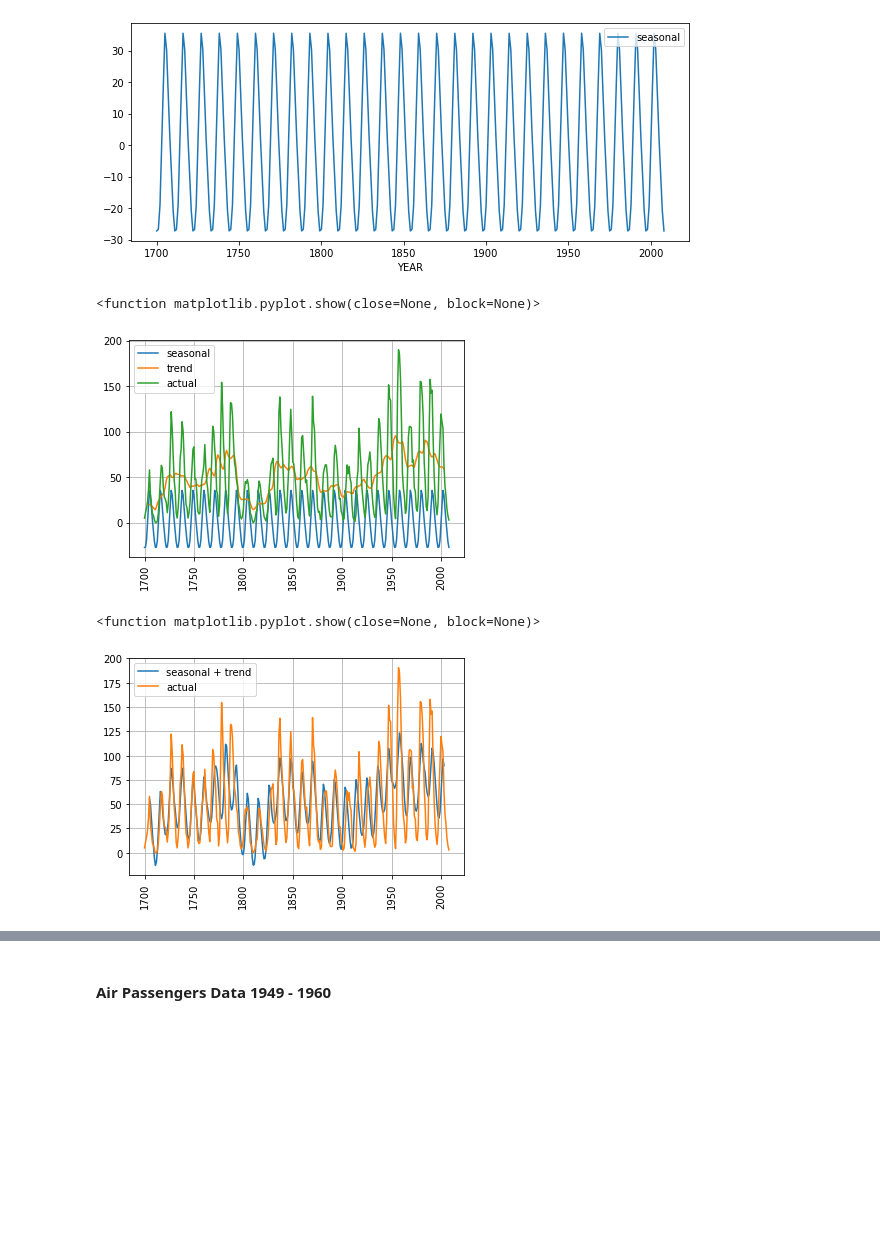
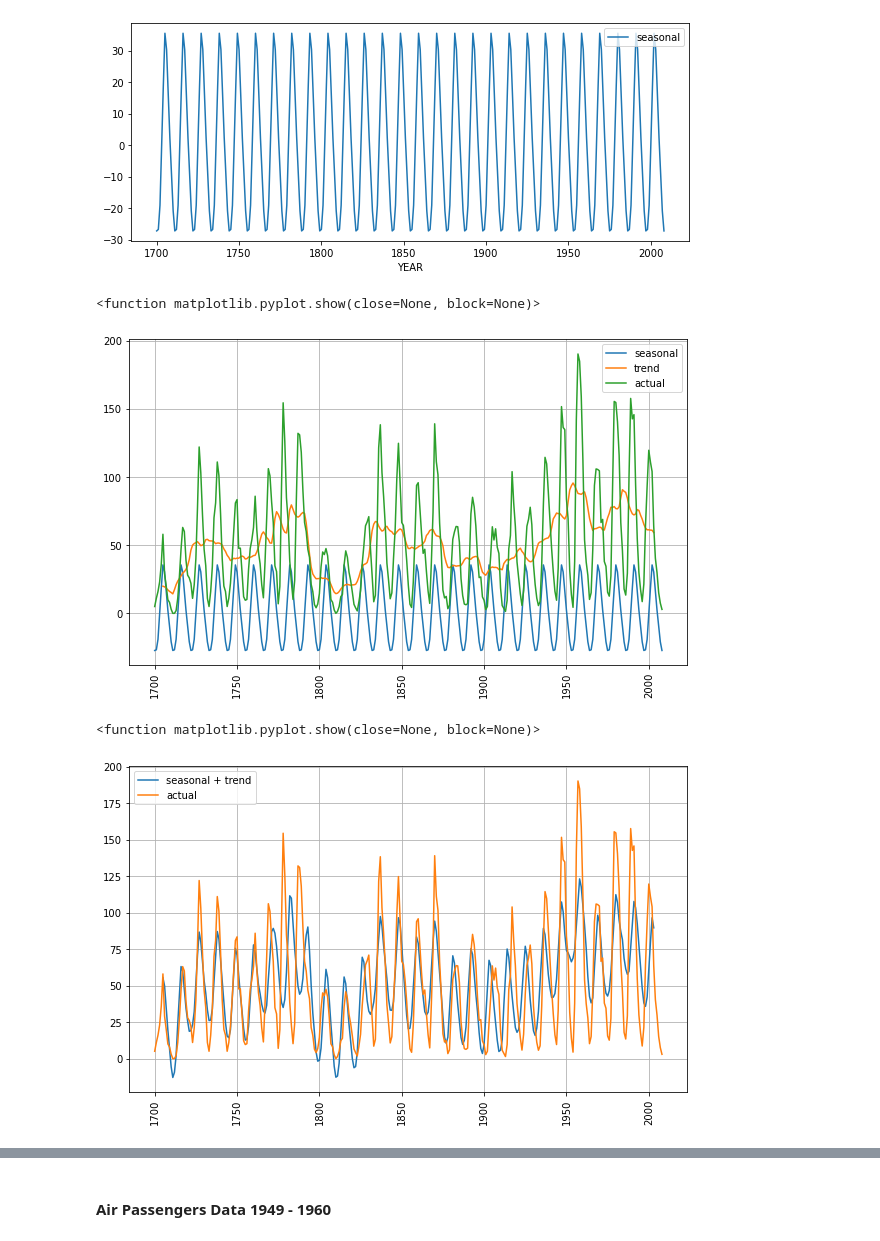
Before and after one commit to Aykan-Hub/ML-AI-Education, a Jupyter notebook: Berkeley/module10/try-it_10_1_starter/try-it-10.1-starter.Aykan.ipynb, the cells around one changed output, grey strips where cells are left out. Drawn from its saved outputs; the diff is of its cells as text; code cells hidden in the pictures; blank space fills up the shorter version.

```diff
--- a/Berkeley/module10/try-it_10_1_starter/try-it-10.1-starter.Aykan.ipynb
+++ b/Berkeley/module10/try-it_10_1_starter/try-it-10.1-starter.Aykan.ipynb
@@ -115,0 +111,4 @@ plt.show
+# %%
+plt.rcParams["figure.figsize"] = (10,6)
+ss_results.plot()
+plt.show
@@ -140,18 +142,20 @@ plt.show
 [figure]
 # %%
 #season_and_trend = ss_results.seasonal + ss_results.trend
+plt.subplots(figsize=(10,6))
 plt.plot(ss_results.seasonal, label = 'seasonal')
 plt.plot(ss_results.trend, label = 'trend')
 plt.plot(ss, label = 'actual')
 plt.grid()
 plt.legend()
 plt.xticks(rotation = 90)
 plt.show
 # %% [output]
 <function matplotlib.pyplot.show(close=None, block=None)>
-[figure, old version]
+[figure, new version]
 # %%
 # check if aditive model match seasonal pattern when reconstructed
+plt.subplots(figsize=(10,6))
 plt.plot(ss_results.seasonal+ss_results.trend, label = 'seasonal + trend')
 plt.plot(ss, label = 'actual')
 plt.grid()
@@ -160,4 +164,4 @@ plt.xticks(rotation = 90)
 plt.show
 # %% [output]
 <function matplotlib.pyplot.show(close=None, block=None)>
-[figure, old version]
+[figure, new version]
```
Also changed, not shown: parts of 11 cells of this notebook, 15 other files.
